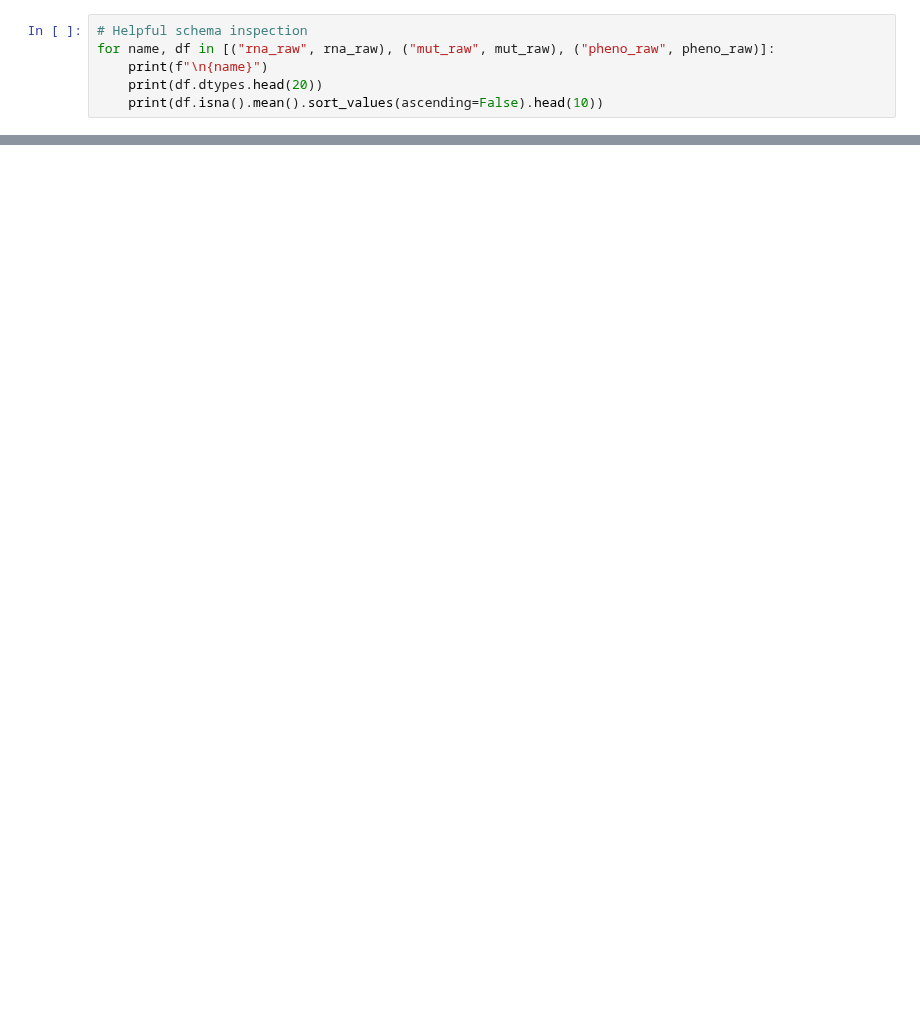
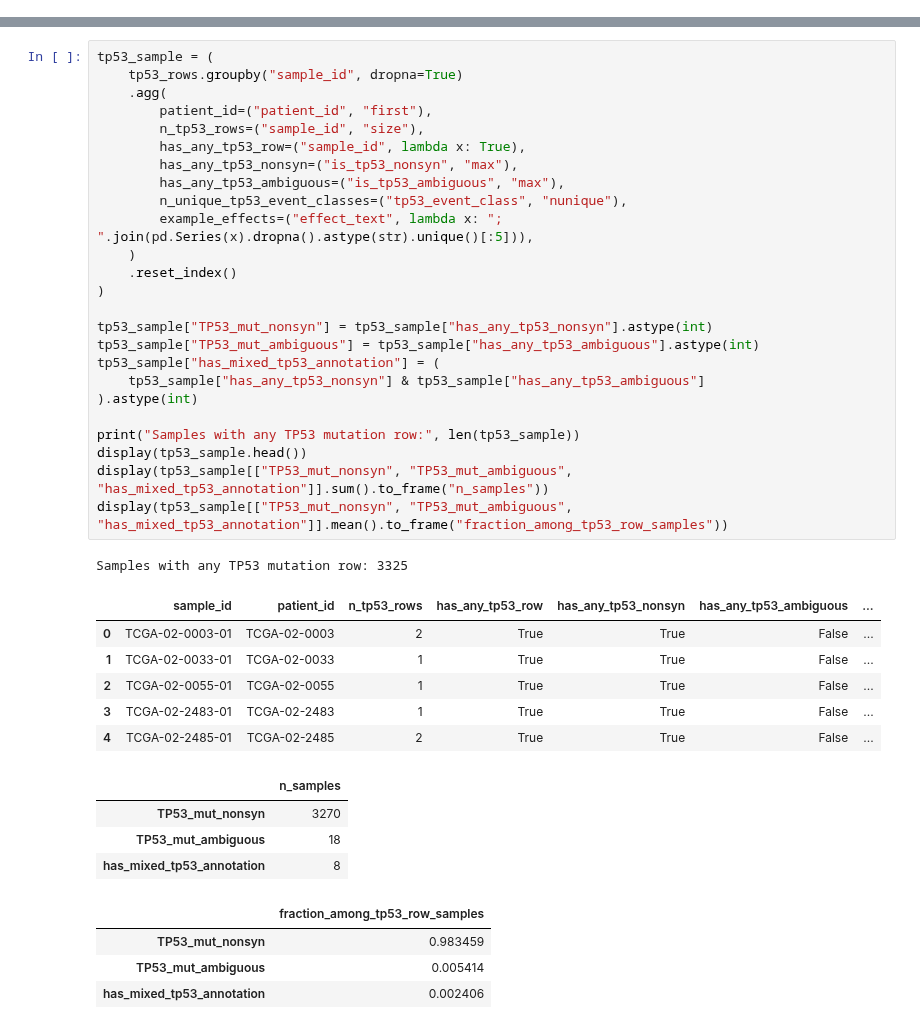
Before and after one commit to MauriceCC04/tp53-rna-prediction, a Jupyter notebook: tcga_eda.ipynb, the cells around one changed output, grey strips where cells are left out. Saved outputs shown, nothing was run; the diff lists cells and outputs as text; blank space fills up the shorter version.

```diff
--- a/tcga_eda.ipynb
+++ b/tcga_eda.ipynb
@@ -145,6 +0,0 @@ Phenotype columns: ['sample', '_PATIENT', 'cancer type abbreviation', 'age_at_in
-# %%
-# Helpful schema inspection
-for name, df in [("rna_raw", rna_raw), ("mut_raw", mut_raw), ("pheno_raw", pheno_raw)]:
-    print(f"\n{name}")
-    print(df.dtypes.head(20))
-    print(df.isna().mean().sort_values(ascending=False).head(10))
@@ -1234,0 +542,41 @@ If cancer type alone already strongly stratifies TP53 prevalence, the modeling n
+# %%
+tp53_sample = (
+    tp53_rows.groupby("sample_id", dropna=True)
+    .agg(
+        patient_id=("patient_id", "first"),
+        n_tp53_rows=("sample_id", "size"),
+        has_any_tp53_row=("sample_id", lambda x: True),
+        has_any_tp53_nonsyn=("is_tp53_nonsyn", "max"),
+        has_any_tp53_ambiguous=("is_tp53_ambiguous", "max"),
+        n_unique_tp53_event_classes=("tp53_event_class", "nunique"),
+        example_effects=("effect_text", lambda x: "; ".join(pd.Series(x).dropna().astype(str).unique()[:5])),
+    )
+    .reset_index()
+)
+
+tp53_sample["TP53_mut_nonsyn"] = tp53_sample["has_any_tp53_nonsyn"].astype(int)
+tp53_sample["TP53_mut_ambiguous"] = tp53_sample["has_any_tp53_ambiguous"].astype(int)
+tp53_sample["has_mixed_tp53_annotation"] = (
+    tp53_sample["has_any_tp53_nonsyn"] & tp53_sample["has_any_tp53_ambiguous"]
+).astype(int)
+
+print("Samples with any TP53 mutation row:", len(tp53_sample))
+display(tp53_sample.head())
+display(tp53_sample[["TP53_mut_nonsyn", "TP53_mut_ambiguous", "has_mixed_tp53_annotation"]].sum().to_frame("n_samples"))
+display(tp53_sample[["TP53_mut_nonsyn", "TP53_mut_ambiguous", "has_mixed_tp53_annotation"]].mean().to_frame("fraction_among_tp53_row_samples"))
+# %% [output]
+Samples with any TP53 mutation row: 3325
+|  | sample_id | patient_id | n_tp53_rows | has_any_tp53_row | has_any_tp53_nonsyn | has_any_tp53_ambiguous | ... |
+| 0 | TCGA-02-0003-01 | TCGA-02-0003 | 2 | True | True | False | ... |
+| 1 | TCGA-02-0033-01 | TCGA-02-0033 | 1 | True | True | False | ... |
+| 2 | TCGA-02-0055-01 | TCGA-02-0055 | 1 | True | True | False | ... |
+| 3 | TCGA-02-2483-01 | TCGA-02-2483 | 1 | True | True | False | ... |
+| 4 | TCGA-02-2485-01 | TCGA-02-2485 | 2 | True | True | False | ... |
+|  | n_samples |
+| TP53_mut_nonsyn | 3270 |
+| TP53_mut_ambiguous | 18 |
+| has_mixed_tp53_annotation | 8 |
+|  | fraction_among_tp53_row_samples |
+| TP53_mut_nonsyn | 0.983459 |
+| TP53_mut_ambiguous | 0.005414 |
+| has_mixed_tp53_annotation | 0.002406 |
```
Also changed, not shown: parts of 94 cells of this notebook, 5 other files.
